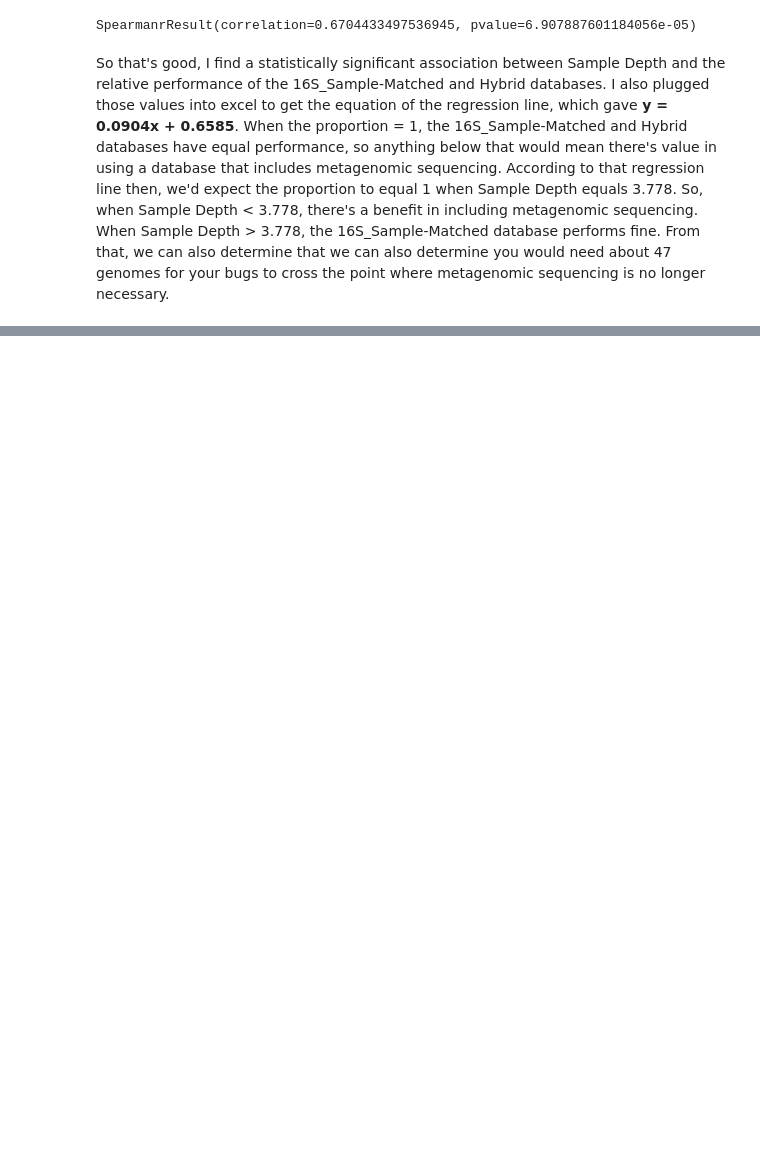
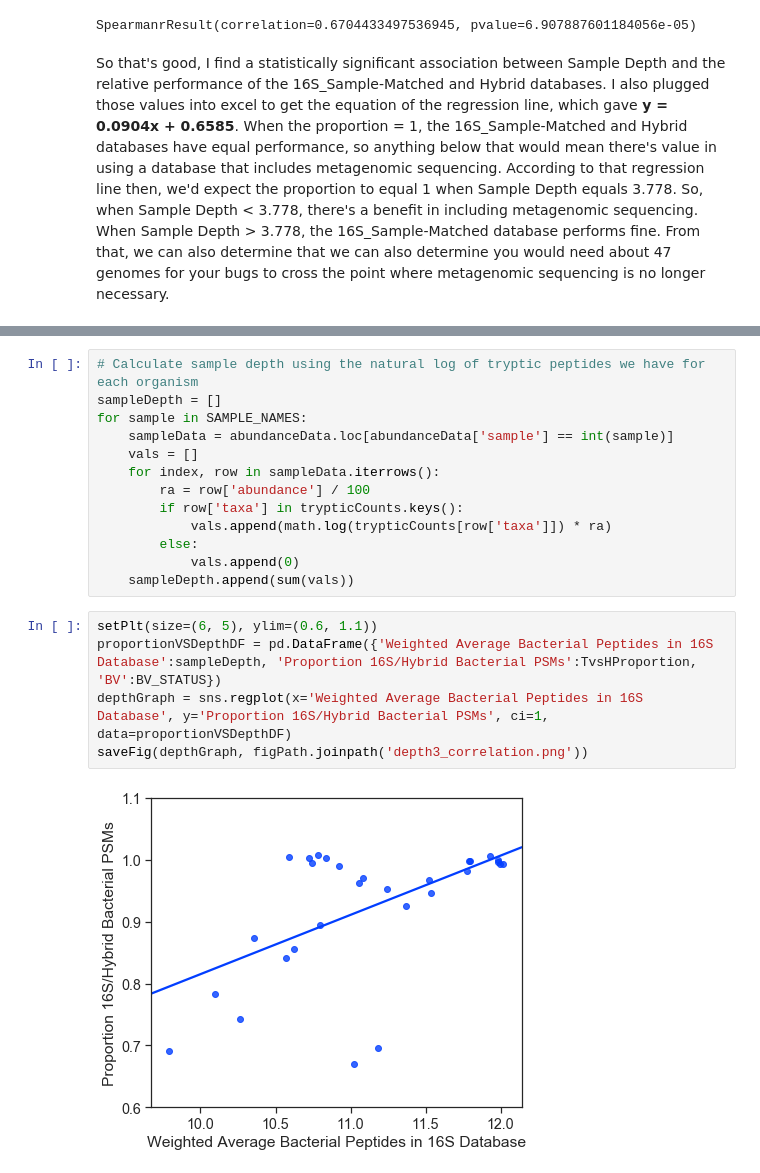
Before and after one commit to platipenguin/metaproteomics-database-optimization, a Jupyter notebook: jupyter_notebooks/Hybrid Outperformance.ipynb, the cells around one changed output, grey strips where cells are left out. Cells and saved outputs as stored; diff of their text form; blank space fills up the shorter version.

```diff
--- a/jupyter_notebooks/Hybrid Outperformance.ipynb
+++ b/jupyter_notebooks/Hybrid Outperformance.ipynb
@@ -115,0 +205,20 @@ So that's good, I find a statistically significant association between Sample De
+# %%
+# Calculate sample depth using the natural log of tryptic peptides we have for each organism
+sampleDepth = []
+for sample in SAMPLE_NAMES:
+    sampleData = abundanceData.loc[abundanceData['sample'] == int(sample)]
+    vals = []
+    for index, row in sampleData.iterrows():
+        ra = row['abundance'] / 100
+        if row['taxa'] in trypticCounts.keys():
+            vals.append(math.log(trypticCounts[row['taxa']]) * ra)
+        else:
+            vals.append(0)
+    sampleDepth.append(sum(vals))
+# %%
+setPlt(size=(6, 5), ylim=(0.6, 1.1))
+proportionVSDepthDF = pd.DataFrame({'Weighted Average Bacterial Peptides in 16S Database':sampleDepth, 'Proportion 16S/Hybrid Bacterial PSMs':TvsHProportion, 'BV':BV_STATUS})
+depthGraph = sns.regplot(x='Weighted Average Bacterial Peptides in 16S Database', y='Proportion 16S/Hybrid Bacterial PSMs', ci=1, data=proportionVSDepthDF)
+saveFig(depthGraph, figPath.joinpath('depth3_correlation.png'))
+# %% [output]
+[figure, added]
```
Also changed, not shown: parts of 22 cells of this notebook.
